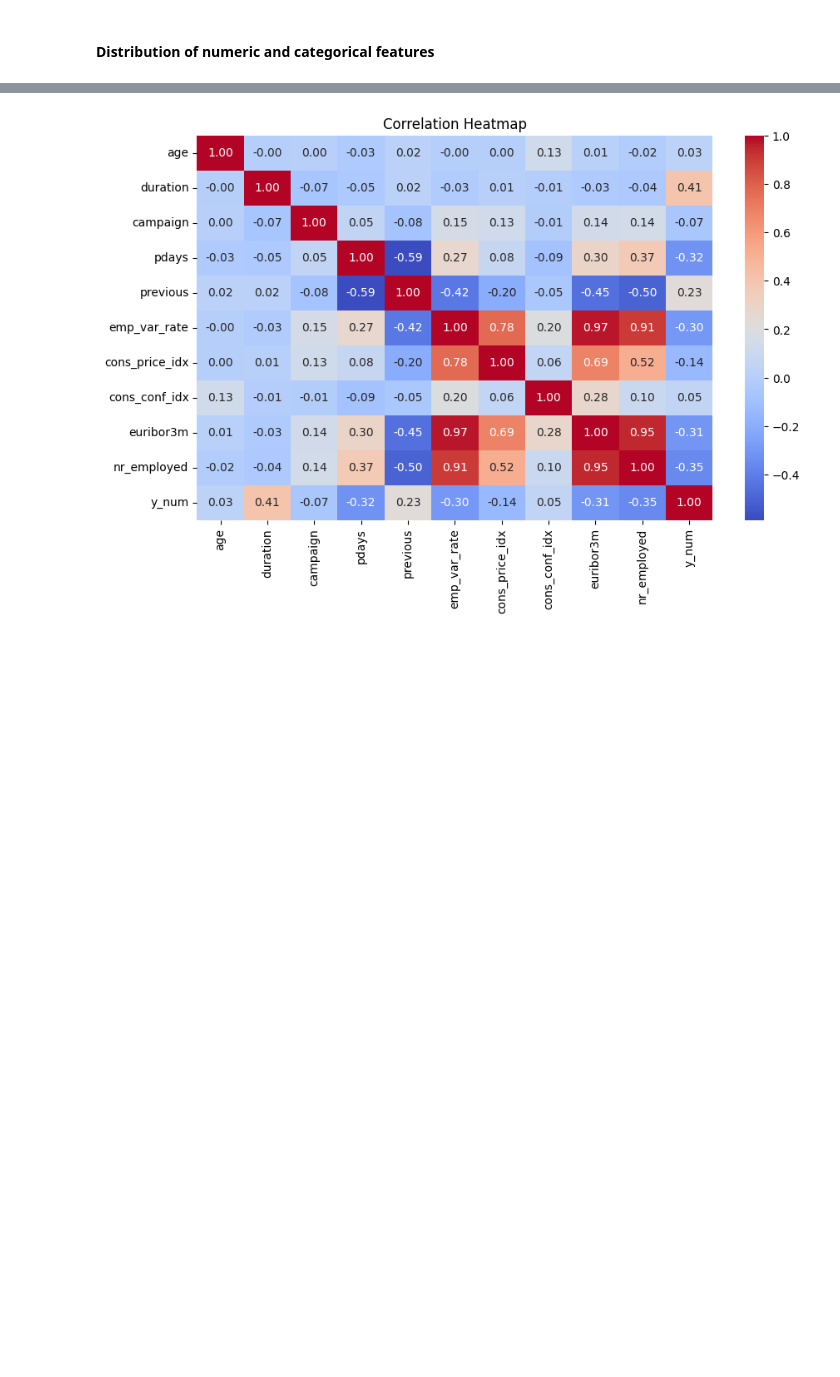
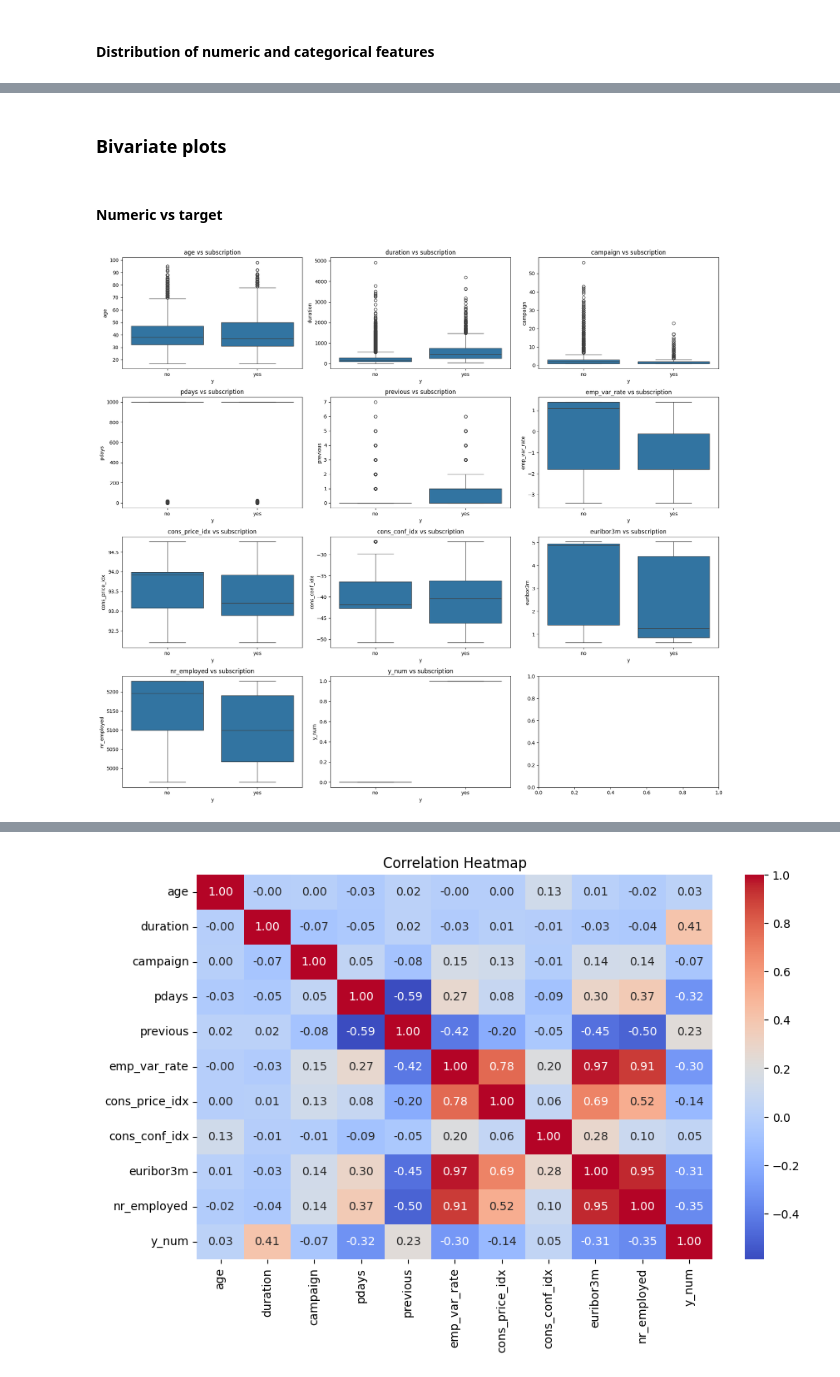
Before and after one commit to msalaverri/logistic-regression-msalaverri, a Jupyter notebook: src/explore.ipynb, the cells around one changed output, grey strips where cells are left out. Cells and saved outputs as stored; diff of their text form; code cells hidden in the pictures; blank space fills up the shorter version.

Commit message:
Logistic Regression Project Visualizations

```diff
--- a/src/explore.ipynb
+++ b/src/explore.ipynb
@@ -239,0 +250,21 @@ Categorical Features Distribution
+# %% [markdown]
+### Bivariate plots
+# %% [markdown]
+#### Numeric vs target
+# %%
+def plot_numeric_vs_target(cols, ncols=3):
+    n = len(cols)
+    nrows = math.ceil(n / ncols)
+    fig, axes = plt.subplots(nrows=nrows, ncols=ncols, figsize=(6*ncols, 4*nrows))
+    axes = axes.flatten()
+
+    for i, col in enumerate(cols):
+        sns.boxplot(data=df, x='y', y=col, ax=axes[i])
+        axes[i].set_title(f"{col} vs subscription")
+
+    plt.tight_layout()
+    plt.show()
+
+plot_numeric_vs_target(num_cols, ncols=3)
+# %% [output]
+[figure, added]
```
Also changed, not shown: parts of 12 cells of this notebook.
